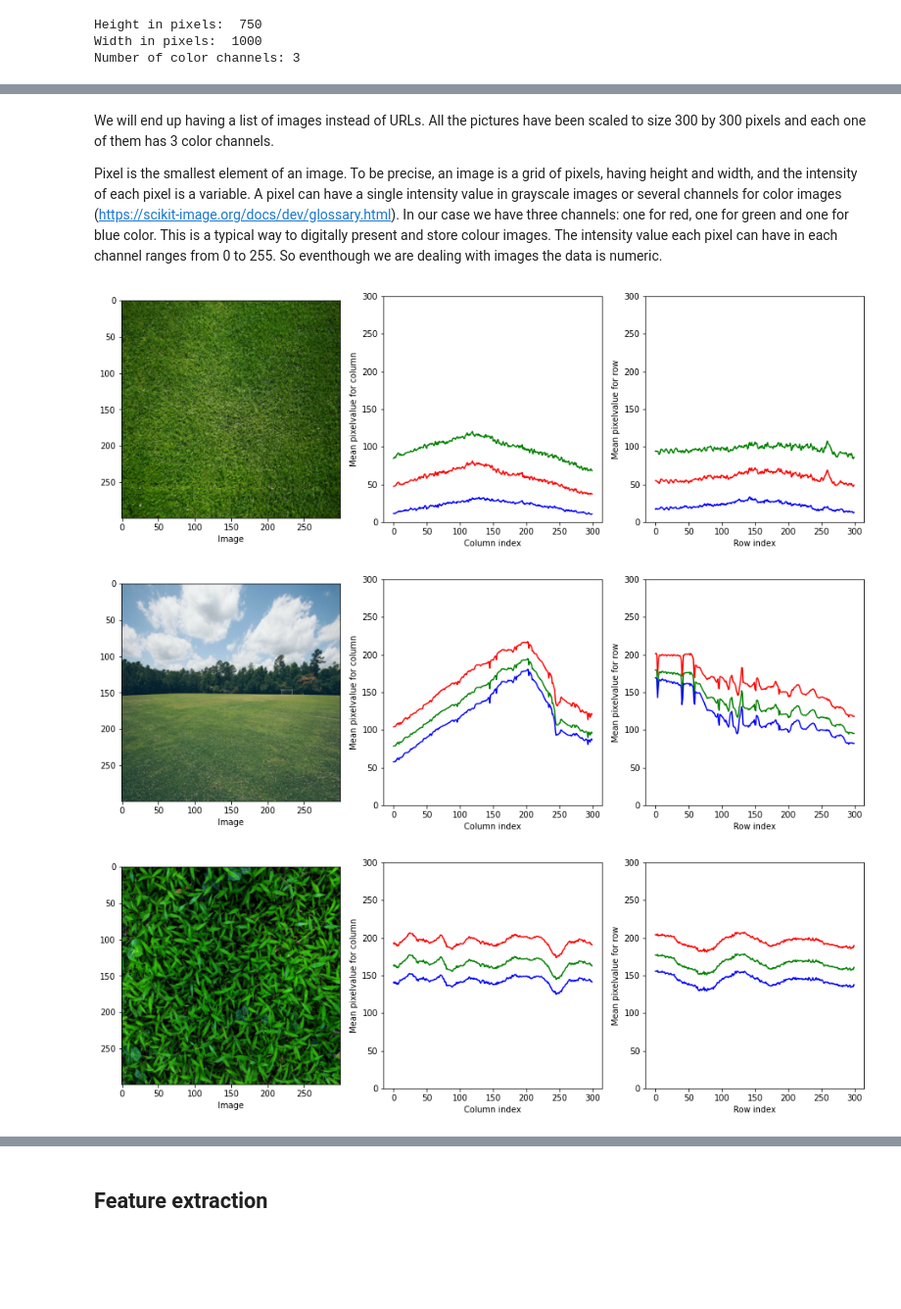
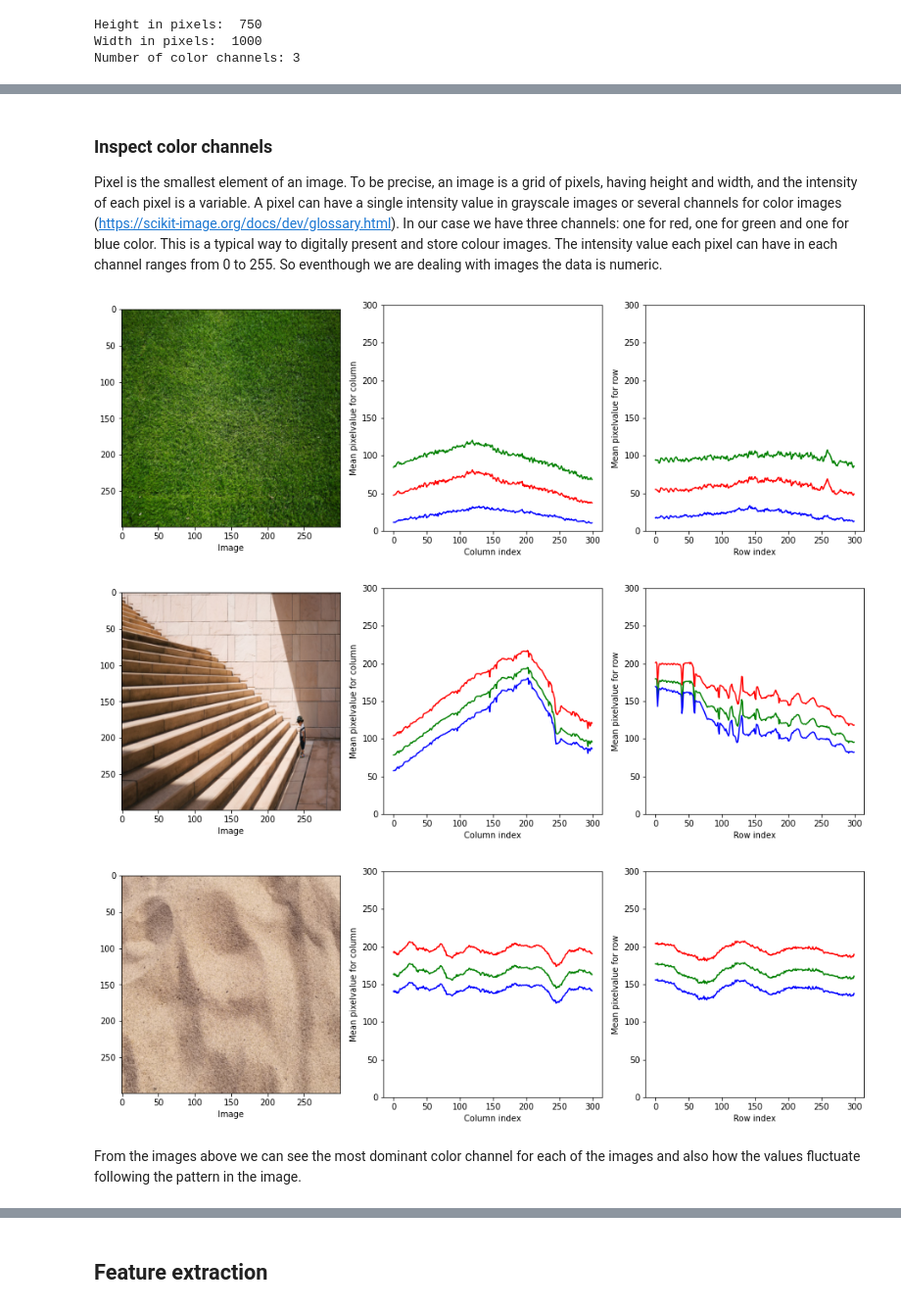
Before and after one commit to HannaKi/Image_classification_with_machine_learning_models, a Jupyter notebook: Image_classification.ipynb, the cells around one changed output, grey strips where cells are left out. Shown at 98% size. Saved outputs shown, nothing was run; the diff lists cells and outputs as text; code cells hidden in the pictures; blank space fills up the shorter version.

```diff
--- a/Image_classification.ipynb
+++ b/Image_classification.ipynb
@@ -169,44 +206,56 @@ plt.imshow(stair_images[0]);
+# %%
+for i in range(len(grass_images)):
+  image = grass_images[i]
+  flipped_img = image[:, ::-1]
+  grass_images.append(flipped_img)
+
+for i in range(len(stair_images)):
+  image = stair_images[i]
+  flipped_img = image[:, ::-1]
+  stair_images.append(flipped_img)
+
+for i in range(len(sand_images)):
+  image = sand_images[i]
+  flipped_img = image[:, ::-1]
+  sand_images.append(flipped_img)
 # %% [markdown]
-We will end up having a list of images instead of URLs. All the pictures have been scaled to size 300 by 300 pixels and each one of them has 3 color channels.
+### Inspect color channels
 
 Pixel is the smallest element of an image. To be precise, an image is a grid of pixels, having height and width, and the intensity of each pixel is a variable. A pixel can have a single intensity value in grayscale images or several channels for color images (https://scikit-image.org/docs/dev/glossary.html). In our case we have three channels: one for red, one for green and one for blue color. This is a typical way to digitally present and store colour images. The intensity value each pixel can have in each channel ranges from 0 to 255. So eventhough we are dealing with images the data is numeric.
 # %%
 imgs = grass_images[0], stair_images[0], sand_images[0] # Let's pick images (first occurence of each type)
 
 for i in range(len(imgs)):
   image=imgs[i]
-  r = image[:, :, 0] # index of the image in the images array, row index, col index, color channel index
+  r = image[:, :, 0] # row index, col index, color channel index
   g = image[:, :, 1]
   b = image[:, :, 2]
 
-# for i in indices:
-#   r = images[i, :, :, 0] # index of the image in the images array, row index, col index, color channel index
-#   g = images[i, :, :, 1]
-#   b = images[i, :, :, 2]
-
   axes, fig = plt.subplots(1,3, figsize = (16,5))
   plt.subplot(1,3,1) # subplot(nrows, ncols, index, **kwargs)
-  plt.imshow(images[i])
+  plt.imshow(imgs[i])
   plt.xlabel("Image")
 
   # Code for plotting the array RGB values from UTU Machine Learning and Patter regocnition 2020 course
   plt.subplot(1,3,2)
   plt.plot(np.mean(r, axis = 0), "r")
   plt.plot(np.mean(g, axis = 0), "g")
   plt.plot(np.mean(b, axis = 0), "b")
   plt.xlabel("Column index")
   plt.ylabel("Mean pixelvalue for column")
   plt.ylim([0,300])
 
   plt.subplot(1,3,3)
   plt.plot(np.mean(r, axis = 1), "r")
   plt.plot(np.mean(g, axis = 1), "g")
   plt.plot(np.mean(b, axis = 1), "b")
   plt.xlabel("Row index")
   plt.ylabel("Mean pixelvalue for row")
   plt.ylim([0,300])
 # %% [output]
 [figure]
-[figure, old version]
+[figure, new version]
-[figure, old version]
+[figure, new version]
+# %% [markdown]
+From the images above we can see the most dominant color channel for each of the images and also how the values fluctuate following the pattern in the image.
 # %% [markdown]
```
Also changed, not shown: parts of 34 cells of this notebook.
